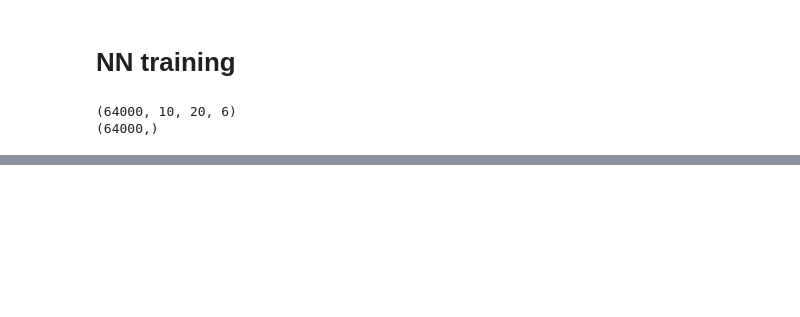
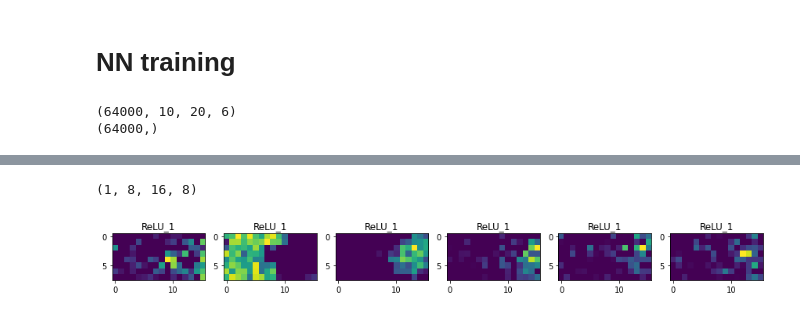
Before and after one commit to Unoaccaso/ML_final_project, a Jupyter notebook: Progetto.ipynb, the cells around one changed output, grey strips where cells are left out. Saved outputs shown, nothing was run; the diff lists cells and outputs as text; code cells hidden in the pictures; blank space fills up the shorter version.

```diff
--- a/Progetto.ipynb
+++ b/Progetto.ipynb
@@ -246,0 +324,18 @@ plt.show()
+# %%
+# grafichiamo gli output per il primo layer convoluzionale (è il layer numero
+# 3 (dopo ReLU) nel nostro modello)
+
+layer = 3
+first_layer_activation = activations[layer]
+print(first_layer_activation.shape)
+
+k = 0
+plt.figure(figsize=(20, 10))
+for i in range(6):
+  plt.subplot(1, 8, k + 1)
+  plt.imshow(first_layer_activation[0, :, :, k], cmap='viridis')
+  plt.title(layer_names[layer])
+  k = k + 1
+# %% [output]
+(1, 8, 16, 8)
+[figure, added]
```
Also changed, not shown: parts of 11 cells of this notebook.
